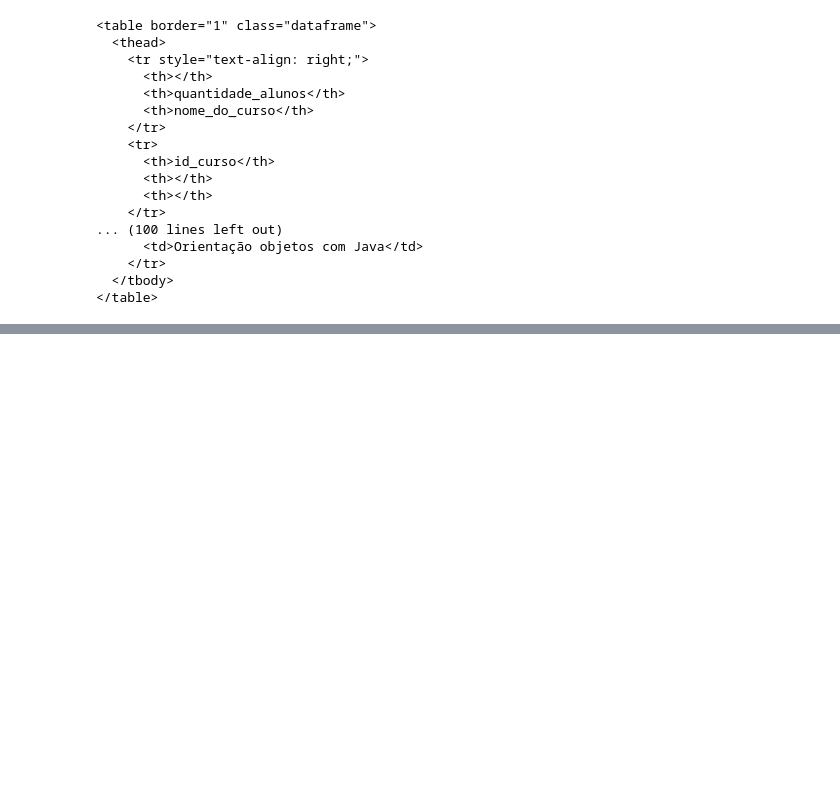
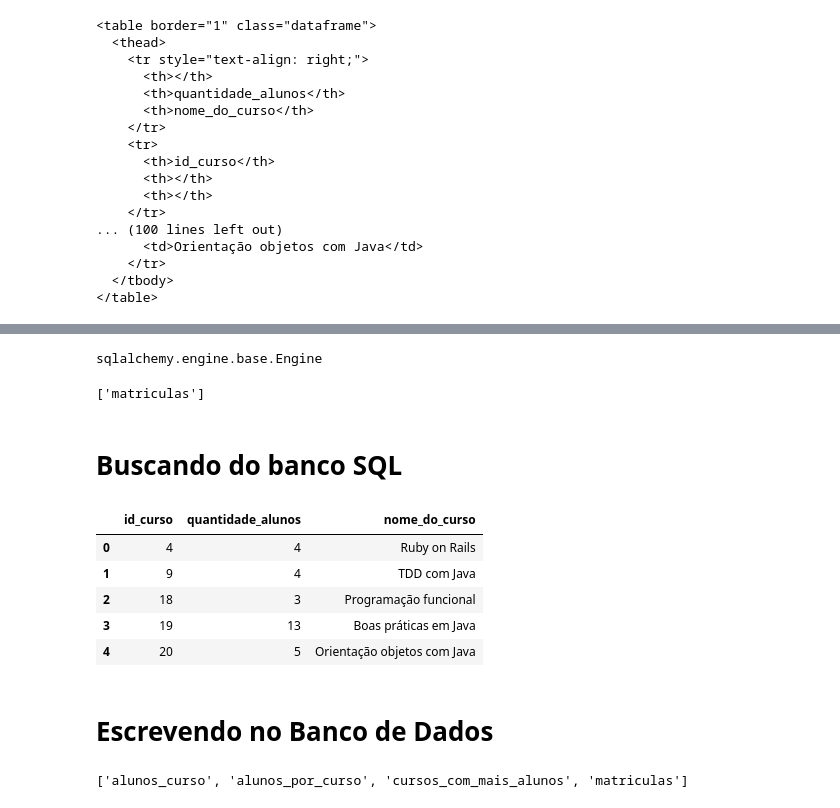
Before and after one commit to jba93/dados_escolares, a Jupyter notebook: escola_python.ipynb, the cells around one changed output, grey strips where cells are left out. Cells and saved outputs as stored; diff of their text form; code cells hidden in the pictures; blank space fills up the shorter version.

Commit message:
Conexão com SQLite

```diff
--- a/escola_python.ipynb
+++ b/escola_python.ipynb
@@ -232,0 +246,5 @@ print(matriculas_html)
+# %%
+engine = create_engine('sqlite:///:memory:')
+type(engine)
+# %% [output]
+sqlalchemy.engine.base.Engine
@@ -232,0 +253,18 @@ print(matriculas_html)
+# %%
+inspector = inspect(engine)
+print(inspector.get_table_names())
+# %% [output]
+['matriculas']
+# %% [markdown]
+# Buscando do banco SQL
+# %%
+query = 'select * from matriculas where quantidade_alunos < 20'
+# %%
+pd.read_sql(query, engine)
+# %% [output]
+|  | id_curso | quantidade_alunos | nome_do_curso |
+| 0 | 4 | 4 | Ruby on Rails |
+| 1 | 9 | 4 | TDD com Java |
+| 2 | 18 | 3 | Programação funcional |
+| 3 | 19 | 13 | Boas práticas em Java |
+| 4 | 20 | 5 | Orientação objetos com Java |
@@ -232,0 +275,2 @@ print(matriculas_html)
+# %% [markdown]
+# Escrevendo no Banco de Dados
@@ -232,0 +279,4 @@ print(matriculas_html)
+# %%
+print(engine.table_names())
+# %% [output]
+['alunos_curso', 'alunos_por_curso', 'cursos_com_mais_alunos', 'matriculas']
```
Also changed, not shown: parts of 8 cells of this notebook.
